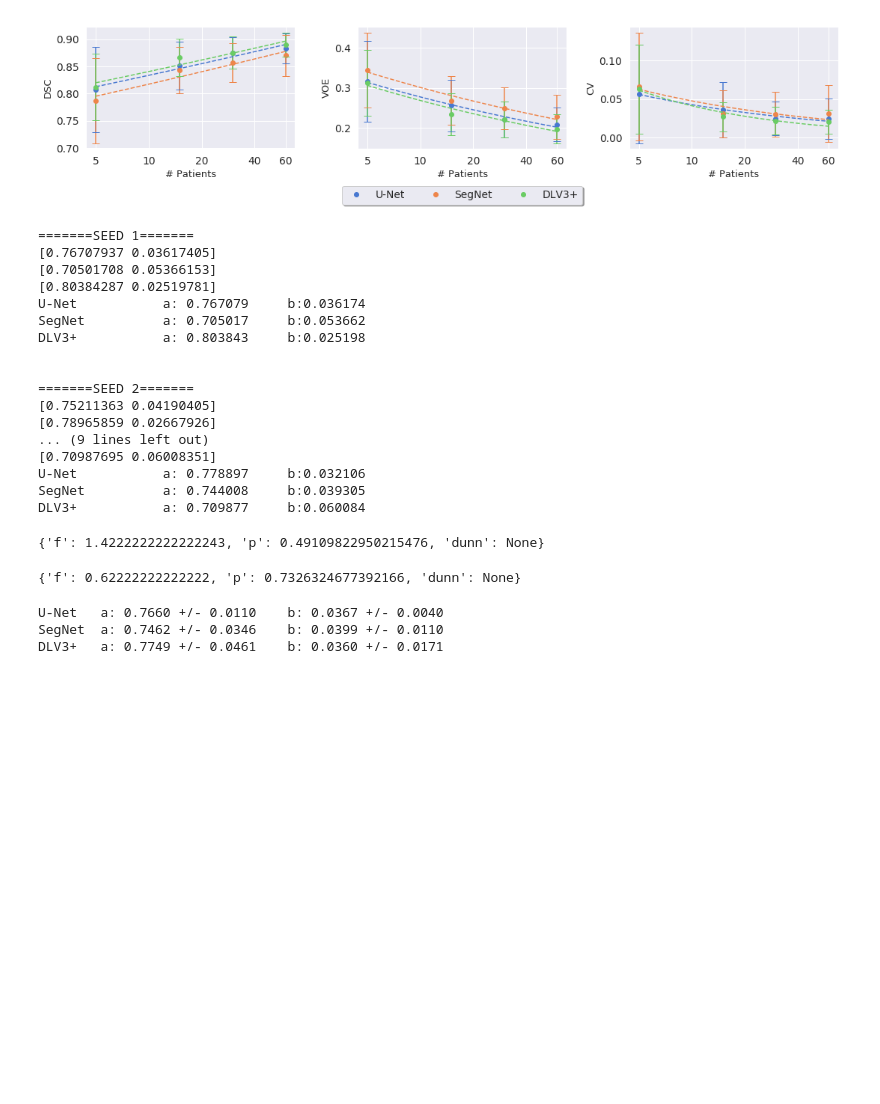
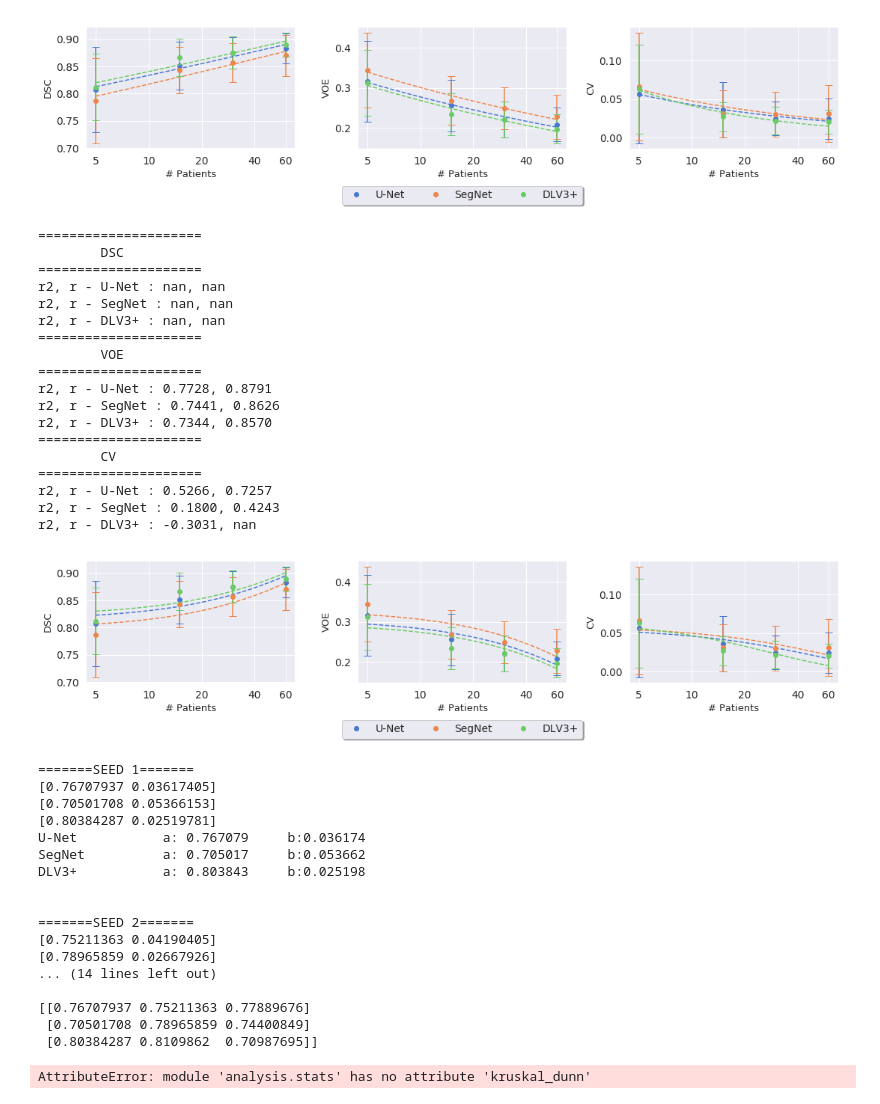
Before and after one commit to ad12/MedSegPy, a Jupyter notebook: analysis/data_limit_analysis.ipynb, the cells around one changed output. Saved outputs shown, nothing was run; the diff lists cells and outputs as text; code cells hidden in the pictures; blank space fills up the shorter version.

```diff
--- a/analysis/data_limit_analysis.ipynb
+++ b/analysis/data_limit_analysis.ipynb
@@ -129,7 +131,27 @@ r2, r - SegNet : 0.6324, 0.7952
 r2, r - DLV3+ : 0.8184, 0.9046
 [figure]
 # %%
-# af.graph_data_limitation(ov_data, 'data_limitation', decay_exp_fit=True)
+af.graph_data_limitation(ov_data, 'data_limitation', decay_exp_fit=True)
+# %% [output]
+=====================
+        DSC
+=====================
+r2, r - U-Net : nan, nan
+r2, r - SegNet : nan, nan
+r2, r - DLV3+ : nan, nan
+=====================
+        VOE
+=====================
+r2, r - U-Net : 0.7728, 0.8791
+r2, r - SegNet : 0.7441, 0.8626
+r2, r - DLV3+ : 0.7344, 0.8570
+=====================
+        CV
+=====================
+r2, r - U-Net : 0.5266, 0.7257
+r2, r - SegNet : 0.1800, 0.4243
+r2, r - DLV3+ : -0.3031, nan
+[figure, added]
 # %%
 # b values for Dice
 def info_per_seed(seed, param='dsc'):
@@ -169,9 +191,11 @@ a, b = info_per_seed(2, 'dsc')
 As.append(a); Bs.append(b)
 
 As = np.transpose(np.asarray(As))
+print(As)
 display(stats.kruskal_dunn(As, ['U-Net', 'SegNet', 'DLV3+']))
 
 Bs = np.transpose(np.asarray(Bs))
+print(Bs)
 display(stats.kruskal_dunn(Bs, ['U-Net', 'SegNet', 'DLV3+']))
 
 models = ['U-Net', 'SegNet', 'DLV3+']
@@ -192,16 +216,12 @@ DLV3+           a: 0.803843     b:0.025198
 =======SEED 2=======
 [0.75211363 0.04190405]
 [0.78965859 0.02667926]
-... (9 lines left out)
-[0.70987695 0.06008351]
-U-Net           a: 0.778897     b:0.032106
-SegNet          a: 0.744008     b:0.039305
-DLV3+           a: 0.709877     b:0.060084
+... (14 lines left out)
+
+[[0.76707937 0.75211363 0.77889676]
+ [0.70501708 0.78965859 0.74400849]
+ [0.80384287 0.8109862  0.70987695]]
-{'f': 1.4222222222222243, 'p': 0.49109822950215476, 'dunn': None}
+AttributeError: module 'analysis.stats' has no attribute 'kruskal_dunn'
-{'f': 0.62222222222222, 'p': 0.7326324677392166, 'dunn': None}
-U-Net   a: 0.7660 +/- 0.0110    b: 0.0367 +/- 0.0040
-SegNet  a: 0.7462 +/- 0.0346    b: 0.0399 +/- 0.0110
-DLV3+   a: 0.7749 +/- 0.0461    b: 0.0360 +/- 0.0171
 # %%
 # calculate % of performance achieved by 6 patients compared to 60 (dice accuracy)
 xs = np.linspace(5, 60, num=200)
```
Also changed, not shown: parts of 8 cells of this notebook, 6 other files.
